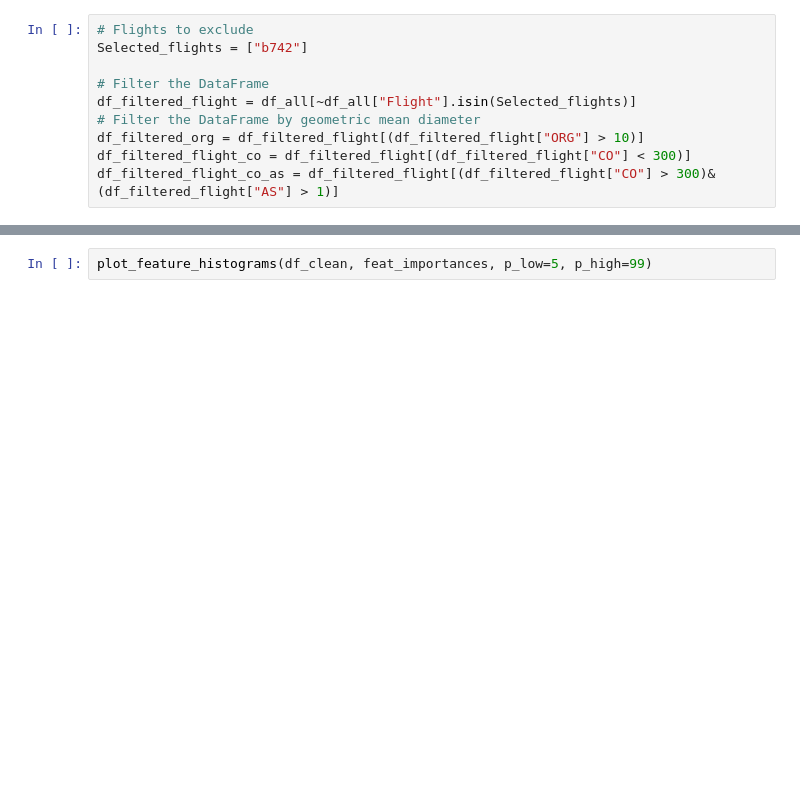
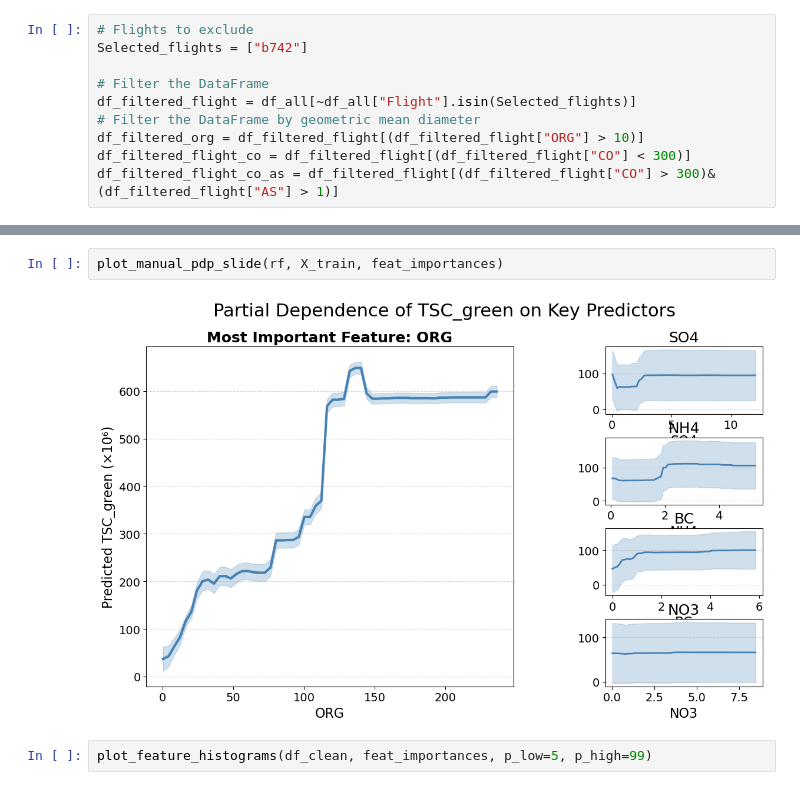
Before and after one commit to thiago-vg/SAMBBA-data-analysis, a Jupyter notebook: Scripts/Multi_linear_analysis/MLR_robust_analysis_v4_scattering_test.ipynb, the cells around one changed output, grey strips where cells are left out. Drawn from its saved outputs; the diff is of its cells as text; blank space fills up the shorter version.

```diff
--- a/Scripts/Multi_linear_analysis/MLR_robust_analysis_v4_scattering_test.ipynb
+++ b/Scripts/Multi_linear_analysis/MLR_robust_analysis_v4_scattering_test.ipynb
@@ -1353,3 +1569,7 @@ slope_results = plot_manual_pdp_with_slopes(rf, X_train, feat_importances)
+# %%
+plot_manual_pdp_slide(rf, X_train, feat_importances)
+# %% [output]
+[figure, added]
 # %%
 plot_feature_histograms(df_clean, feat_importances, p_low=5, p_high=99)
 # %% [output]
```
Also changed, not shown: parts of 11 cells of this notebook, 18 other files.
